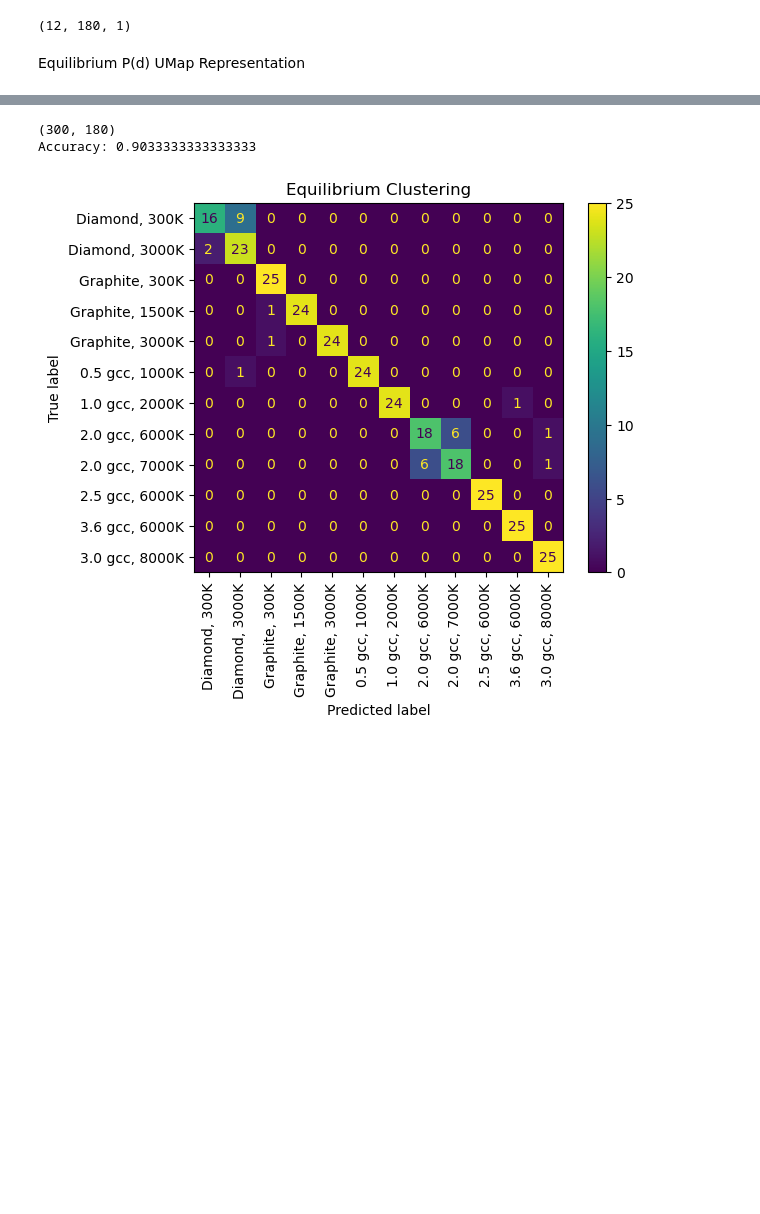
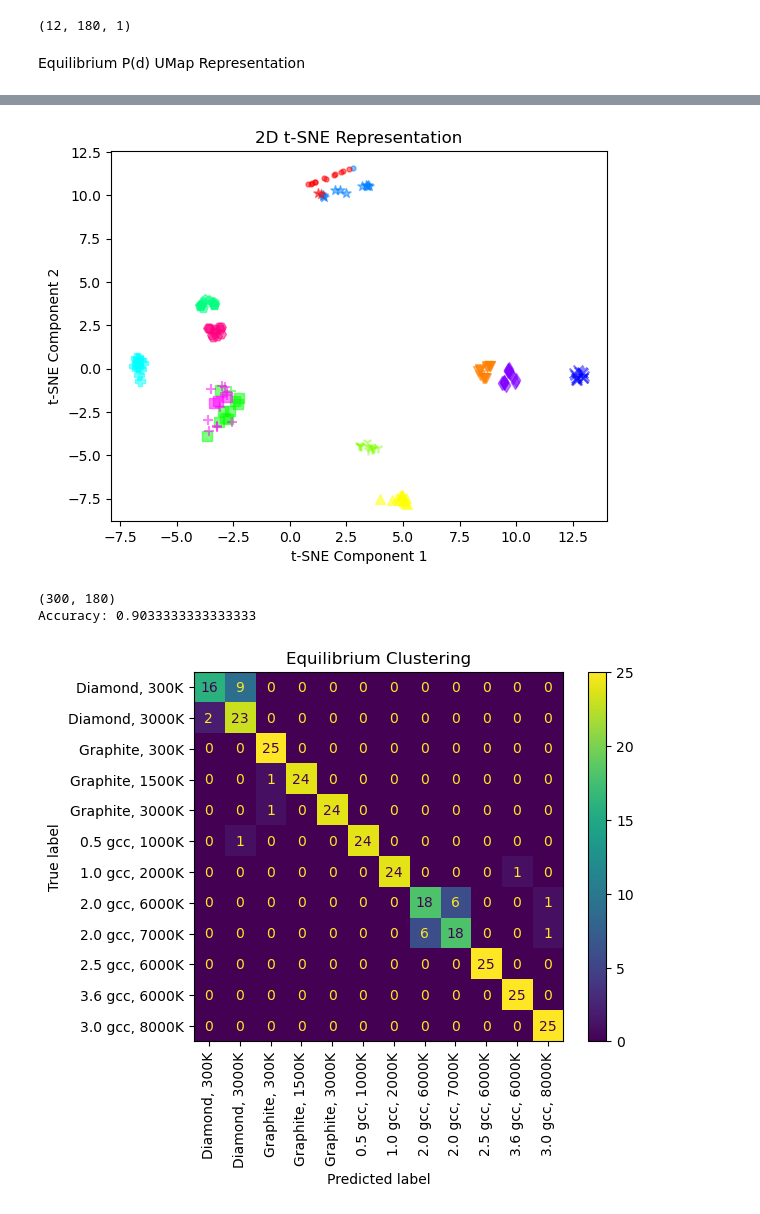
Before and after one commit to laubachb/chimes_CGD-myLLFork, a Jupyter notebook: dissimilarity_clustering/umap_pd.ipynb, the cells around one changed output, grey strips where cells are left out. Saved outputs shown, nothing was run; the diff lists cells and outputs as text; code cells hidden in the pictures; blank space fills up the shorter version.

Commit message:
Added tsne stuff

```diff
--- a/dissimilarity_clustering/umap_pd.ipynb
+++ b/dissimilarity_clustering/umap_pd.ipynb
@@ -155,3 +158,44 @@ Accuracy: 0.9551282051282052
+# %%
+from sklearn.manifold import TSNE
+from sklearn.preprocessing import StandardScaler
+import matplotlib.pyplot as plt
+
+# Assuming all_equilibrium_df is your DataFrame containing feature vectors
+
+# Step 1: Prepare Data
+# Extract feature vectors from your DataFrame
+X = all_equilibrium_df.values  # Assuming your features are in columns
+
+# Step 2: Normalize Data
+scaler = StandardScaler()
+X_normalized = scaler.fit_transform(X)
+
+# Step 3: Apply t-SNE
+# Create a t-SNE model
+tsne = TSNE(n_components=2, random_state=42)
+
+# Fit and transform the data to the 2D space
+X_2d = tsne.fit_transform(X_normalized)
+
+# fig = plt.figure()
+# ax = plt.axes(projection='3d')
+
+
+# Plot points based on closest clusters
+for i in range(len(closest_clusters)-1):
+    color = closest_clusters[i]  # Color based on closest cluster
+    shape = labels[i]         # Shape based on arr_labels
+    x, y = X_2d[i]      # Coordinates of the point
+
+    plt.scatter(x, y, s=50, c=color_map[color], marker=shape_map[shape], alpha=0.5, label=f'Cluster {color} Shape {shape}')
+# Visualize the 2D t-SNE representation
+#plt.scatter(X_2d[:, 0], X_2d[:, 1], marker='.', color='b')
+plt.xlabel('t-SNE Component 1')
+plt.ylabel('t-SNE Component 2')
+plt.title('2D t-SNE Representation')
+plt.show()
+# %% [output]
+[figure, added]
 # %%
 with open("2b_all_pd", 'rb') as pickle_file:
     pd_2b = pickle.load(pickle_file)
```
Also changed, not shown: parts of 1 cell of this notebook.
